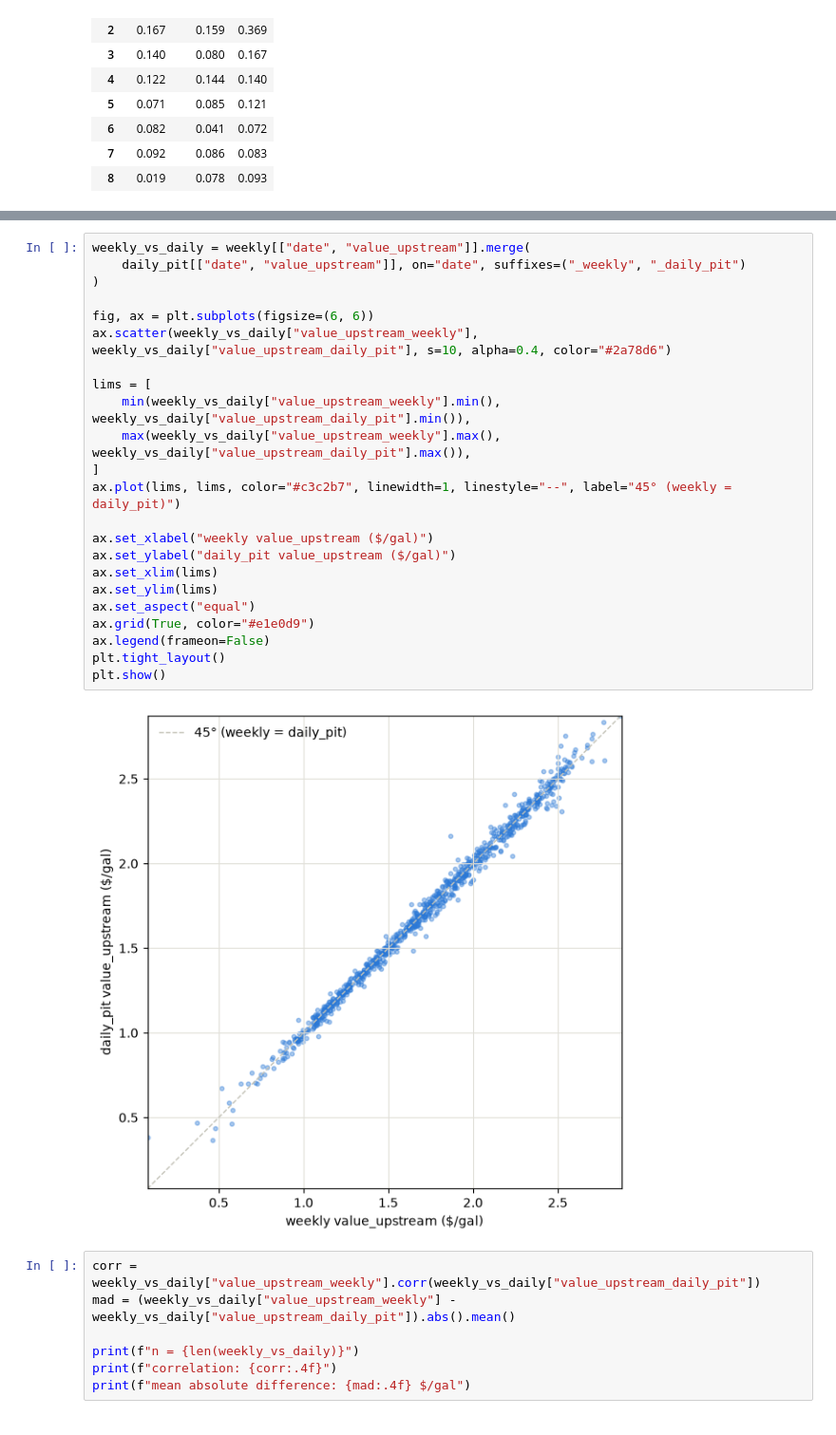
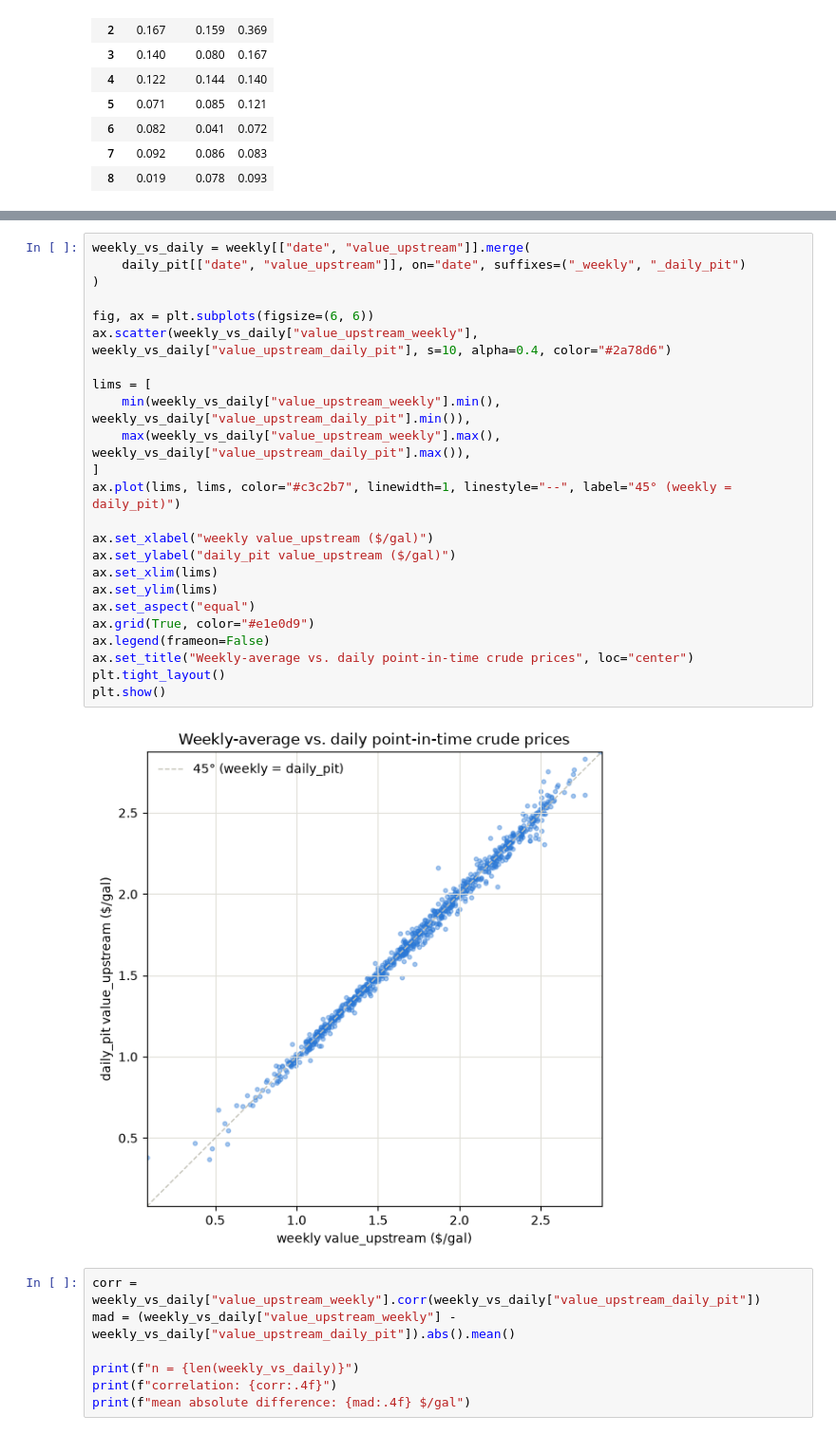
Before and after one commit to ElKuksi/gasoline-rockets-and-feathers, a Jupyter notebook: notebooks/03_point_in_time.ipynb, the cells around one changed output, grey strips where cells are left out. Shown at 95% size. Saved outputs shown, nothing was run; the diff lists cells and outputs as text.

```diff
--- a/notebooks/03_point_in_time.ipynb
+++ b/notebooks/03_point_in_time.ipynb
@@ -245,28 +265,29 @@ A single week's Δcrude reaches roughly -0.40 to +0.35 $/gal on this data — th
 # %%
 weekly_vs_daily = weekly[["date", "value_upstream"]].merge(
     daily_pit[["date", "value_upstream"]], on="date", suffixes=("_weekly", "_daily_pit")
 )
 
 fig, ax = plt.subplots(figsize=(6, 6))
 ax.scatter(weekly_vs_daily["value_upstream_weekly"], weekly_vs_daily["value_upstream_daily_pit"], s=10, alpha=0.4, color="#2a78d6")
 
 lims = [
     min(weekly_vs_daily["value_upstream_weekly"].min(), weekly_vs_daily["value_upstream_daily_pit"].min()),
     max(weekly_vs_daily["value_upstream_weekly"].max(), weekly_vs_daily["value_upstream_daily_pit"].max()),
 ]
 ax.plot(lims, lims, color="#c3c2b7", linewidth=1, linestyle="--", label="45° (weekly = daily_pit)")
 
 ax.set_xlabel("weekly value_upstream ($/gal)")
 ax.set_ylabel("daily_pit value_upstream ($/gal)")
 ax.set_xlim(lims)
 ax.set_ylim(lims)
 ax.set_aspect("equal")
 ax.grid(True, color="#e1e0d9")
 ax.legend(frameon=False)
+ax.set_title("Weekly-average vs. daily point-in-time crude prices", loc="center")
 plt.tight_layout()
 plt.show()
 # %% [output]
-[figure, old version]
+[figure, new version]
 # %%
 corr = weekly_vs_daily["value_upstream_weekly"].corr(weekly_vs_daily["value_upstream_daily_pit"])
 mad = (weekly_vs_daily["value_upstream_weekly"] - weekly_vs_daily["value_upstream_daily_pit"]).abs().mean()
```
Also changed, not shown: parts of 16 cells of this notebook, 10 other files.
